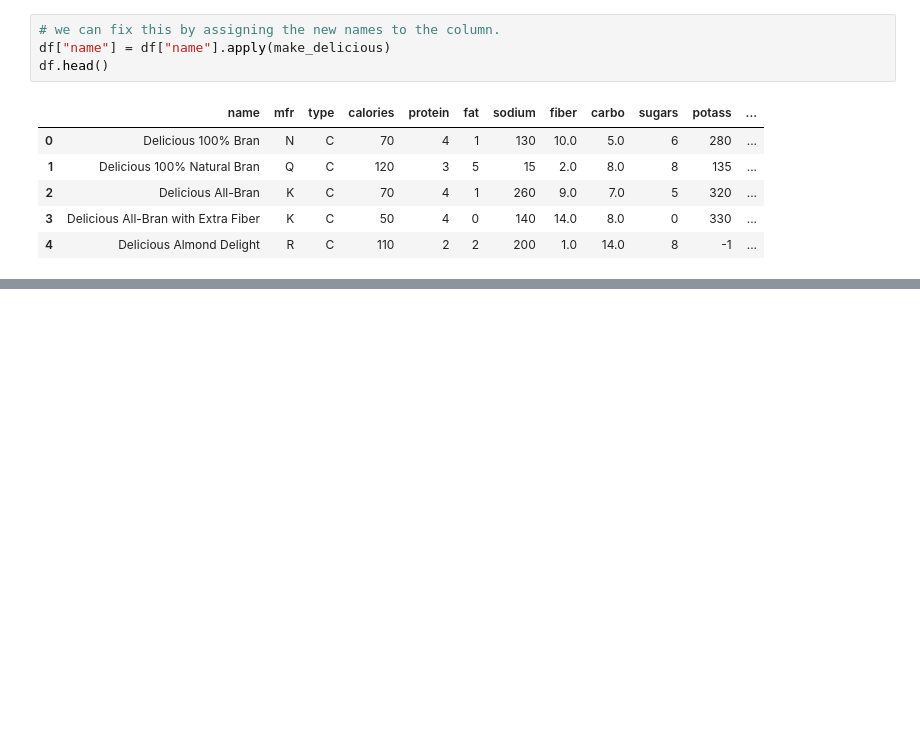
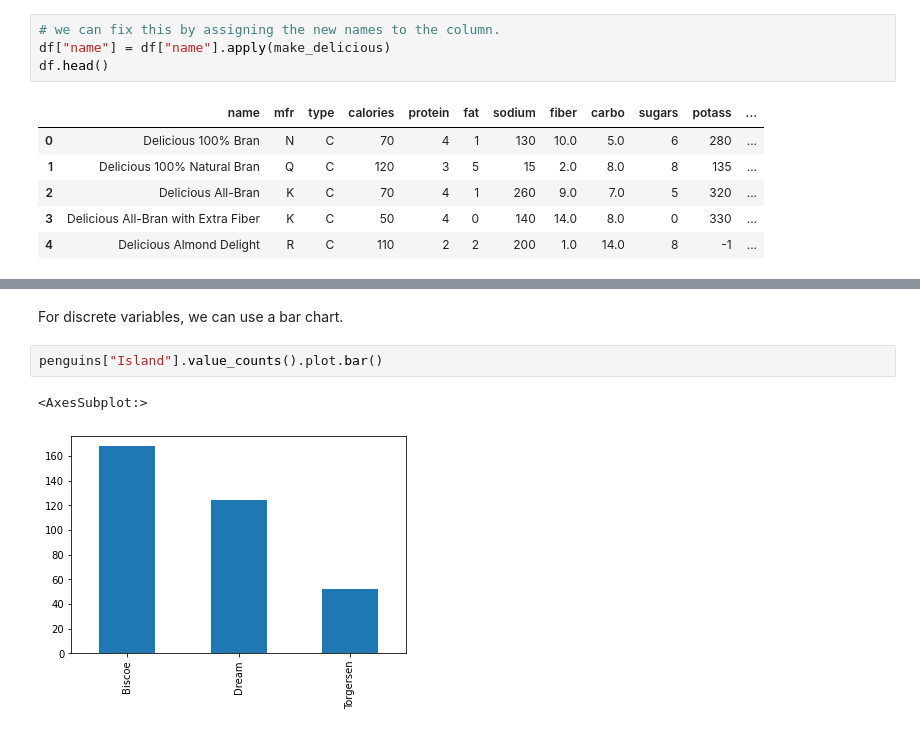
Before and after one commit to MichiganDataScienceTeam/MDST-Onboarding, a Jupyter notebook: tutorial1/tutorial1.ipynb, the cells around one changed output, grey strips where cells are left out. Saved outputs shown, nothing was run; the diff lists cells and outputs as text; blank space fills up the shorter version.

```diff
--- a/tutorial1/tutorial1.ipynb
+++ b/tutorial1/tutorial1.ipynb
@@ -980,0 +1045,7 @@ df.head()
+# %% [markdown]
+For discrete variables, we can use a bar chart.
+# %%
+penguins["Island"].value_counts().plot.bar()
+# %% [output]
+<AxesSubplot:>
+[figure, added]
```
Also changed, not shown: parts of 68 cells of this notebook, 13 other files.
